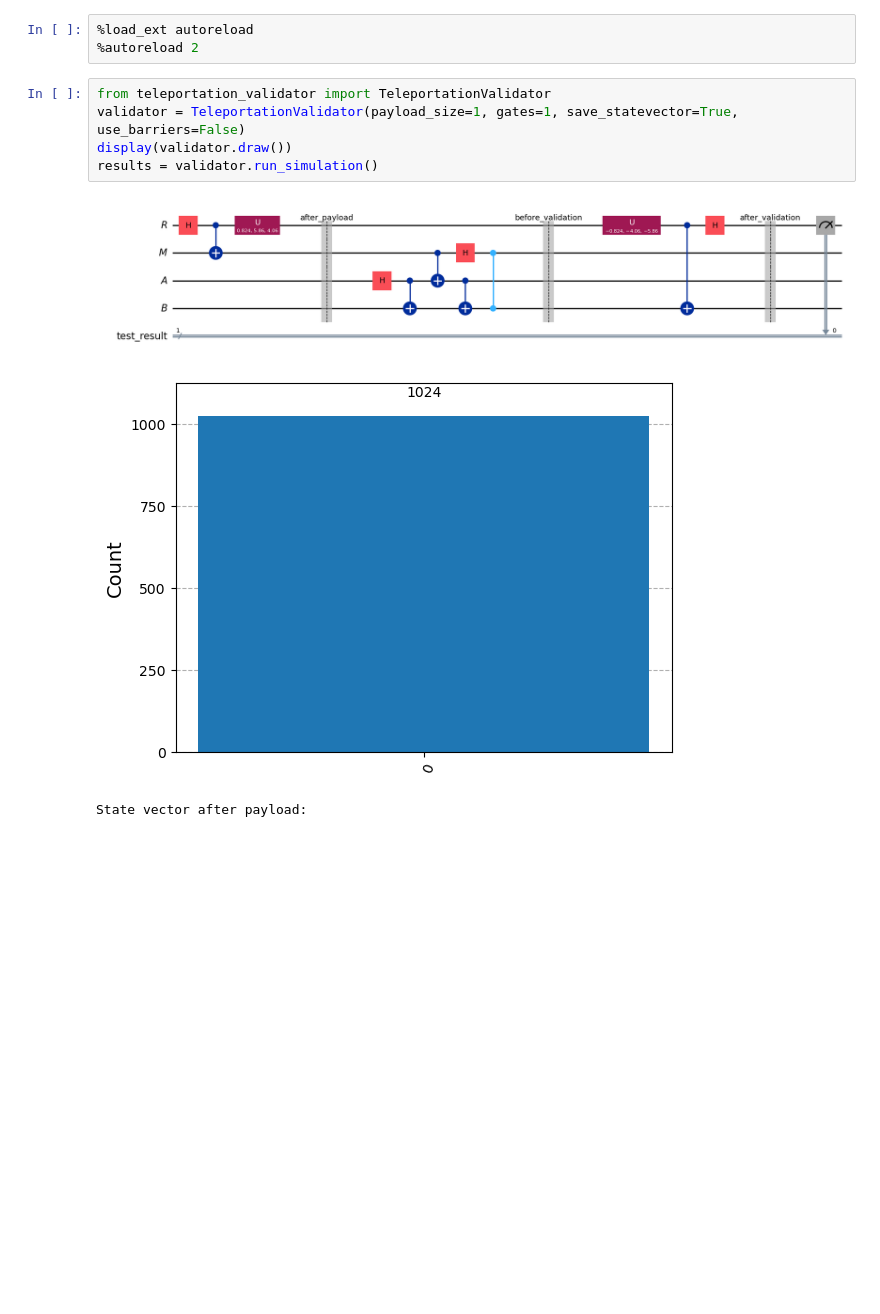
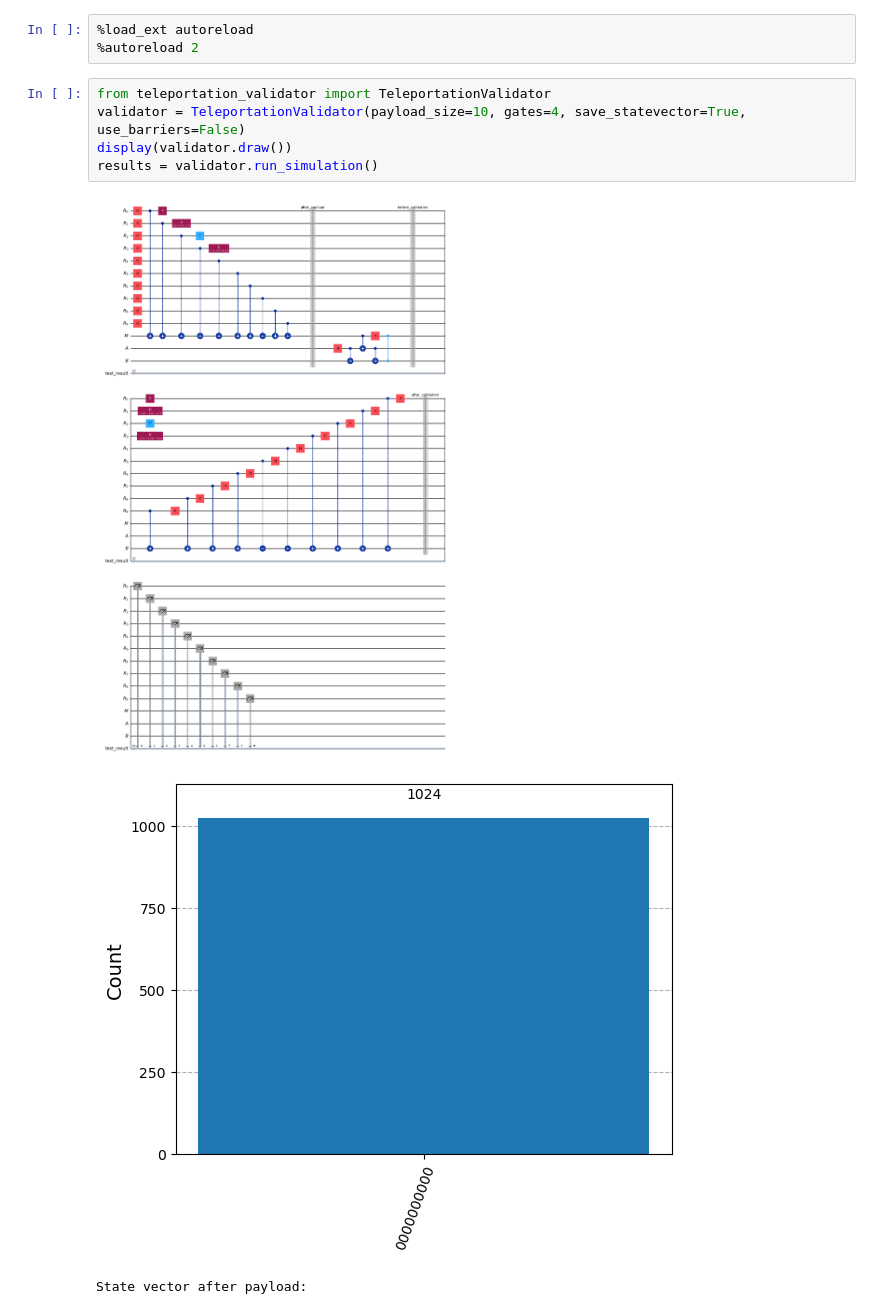
Before and after one commit to xthecapx/qc_experiment, a Jupyter notebook: experiment/simulation.ipynb, the cells around one changed output. Saved outputs shown, nothing was run; the diff lists cells and outputs as text; blank space fills up the shorter version.

```diff
--- a/experiment/simulation.ipynb
+++ b/experiment/simulation.ipynb
@@ -3,10 +3,10 @@
 %autoreload 2
 # %%
 from teleportation_validator import TeleportationValidator
-validator = TeleportationValidator(payload_size=1, gates=1, save_statevector=True, use_barriers=False)
+validator = TeleportationValidator(payload_size=10, gates=4, save_statevector=True, use_barriers=False)
 display(validator.draw())
 results = validator.run_simulation()
 # %% [output]
-[figure, old version]
+[figure, new version]
-[figure, old version]
+[figure, new version]
 State vector after payload:
```
Also changed, not shown: parts of 1 cell of this notebook, 15 other files.
